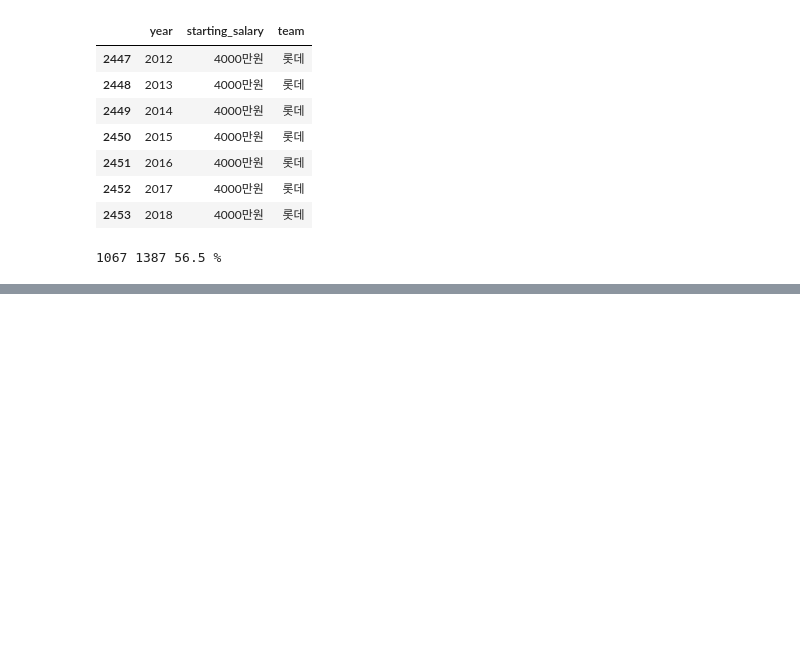
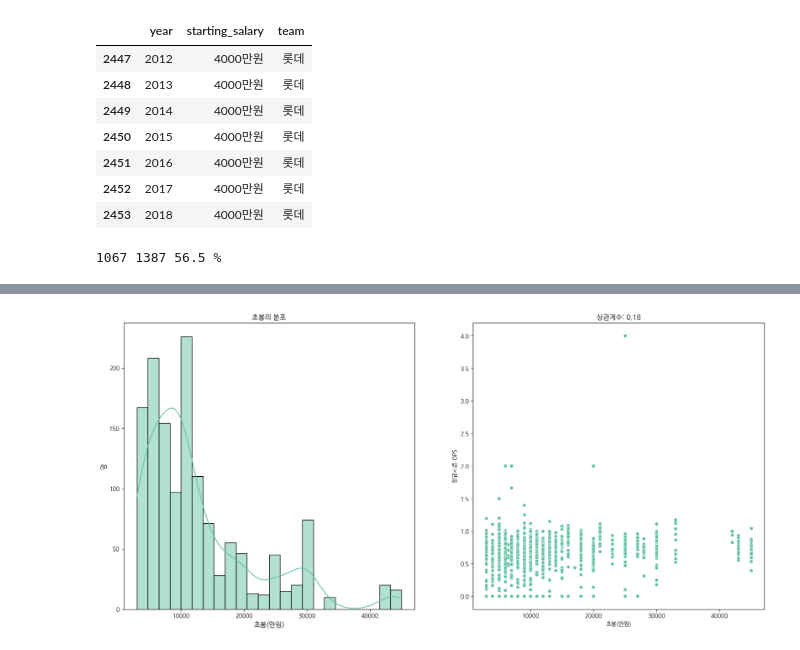
Before and after one commit to dlsdud9098/kbo_ops_predict, a Jupyter notebook: temp/salary_compare.ipynb, the cells around one changed output, grey strips where cells are left out. Drawn from its saved outputs; the diff is of its cells as text; code cells hidden in the pictures; blank space fills up the shorter version.

```diff
--- a/temp/salary_compare.ipynb
+++ b/temp/salary_compare.ipynb
@@ -142,8 +142,11 @@ display(regular_season['starting_salary'].value_counts())
 1달러에 대충 1400원으로 두고 계산하겠습니다.
 '''
 
-# 달러가 있다면 환률을 계산하고 적용한다.
-regular_season['starting_salary'] = regular_season['starting_salary'].apply(lambda x: str(int(x.split('달러')[0]) * 1400 // 10000)+'만원' if isinstance(x, str) and '달러' in x else x)
+# 달러가 있다면 환률을 계산하고 적용한다. 그리고 만원 단위를 제거한다.
+regular_season['starting_salary'] = regular_season['starting_salary'].apply(lambda x: x if pd.isnull(x) else int(x.split('달러')[0]) * 1400 // 10000 if isinstance(x, str) and '달러' in x else x.split('만원')[0])
+
+# 숫자형으로 변환
+regular_season['starting_salary'] = regular_season['starting_salary'].apply(lambda x: int(x) if not pd.isnull(x) else x).astype('Int64')
 regular_season['starting_salary'].value_counts()
 # %% [output]
 starting_salary
@@ -206,0 +207,28 @@ AttributeError: 'Axes' object has no attribute 'xlabel'
+# %%
+'''
+이제 선수들 초봉 분포를 보려고 합니다.
+'''
+
+plt.figure(figsize=(20,9))
+
+plt.subplot(1,2,1)
+sns.histplot(regular_season['starting_salary'].loc[regular_season['starting_salary'].notnull()], kde=True)
+plt.xlabel('초봉(만원)', fontsize=12)
+plt.ylabel('명', fontsize=12)
+plt.title('초봉의 분포')
+
+plt.subplot(1,2,2)
+correlation = regular_season['starting_salary'].corr(regular_season['OPS'])
+sns.scatterplot(x=regular_season['starting_salary'], y=regular_season['OPS'])
+plt.title(f'상관계수: {round(correlation,2)}')
+plt.xlabel('초봉(만원)')
+plt.ylabel('정규시즌 OPS')
+
+plt.subplots_adjust(hspace=0.3)
+plt.show()
+'''
+데이터가 10000만원(1억)쪽에 편향되어있습니다.
+그리고 초봉과 OPS는 상관관계를 보여주지 못했습니다.
+''';
+# %% [output]
+[figure, added]
```
Also changed, not shown: parts of 4 cells of this notebook.
